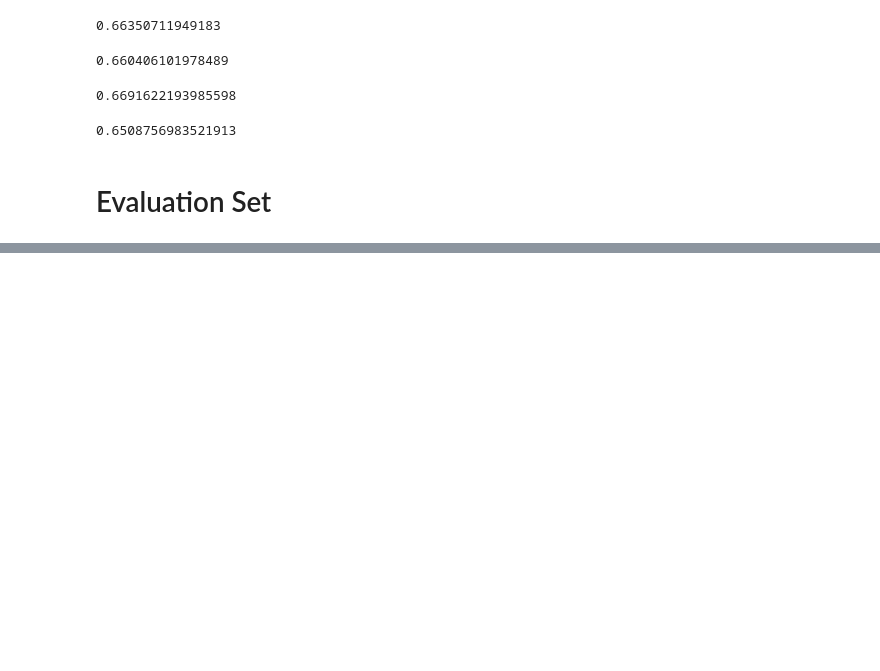
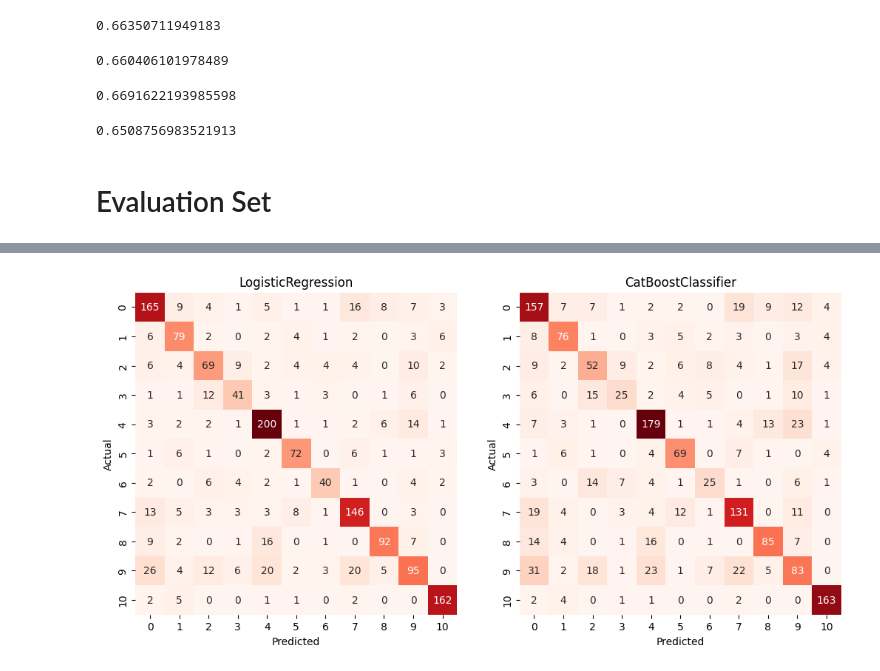
Before and after one commit to Prashant-Tiwari26/Using-movie-plot-for-genre-classification-, a Jupyter notebook: Transformer Approach/finetuned_models.ipynb, the cells around one changed output, grey strips where cells are left out. Saved outputs shown, nothing was run; the diff lists cells and outputs as text; code cells hidden in the pictures; blank space fills up the shorter version.

```diff
--- a/Transformer Approach/finetuned_models.ipynb
+++ b/Transformer Approach/finetuned_models.ipynb
@@ -226,0 +298,10 @@ cvld['test_score'].mean()
+# %%
+compare_heatmaps(
+    {
+        'LogisticRegression':lreg_ft,
+        'CatBoostClassifier':cat,
+    },
+    x_test,y_test
+)
+# %% [output]
+[figure, added]
```
Also changed, not shown: parts of 26 cells of this notebook, 10 other files.
